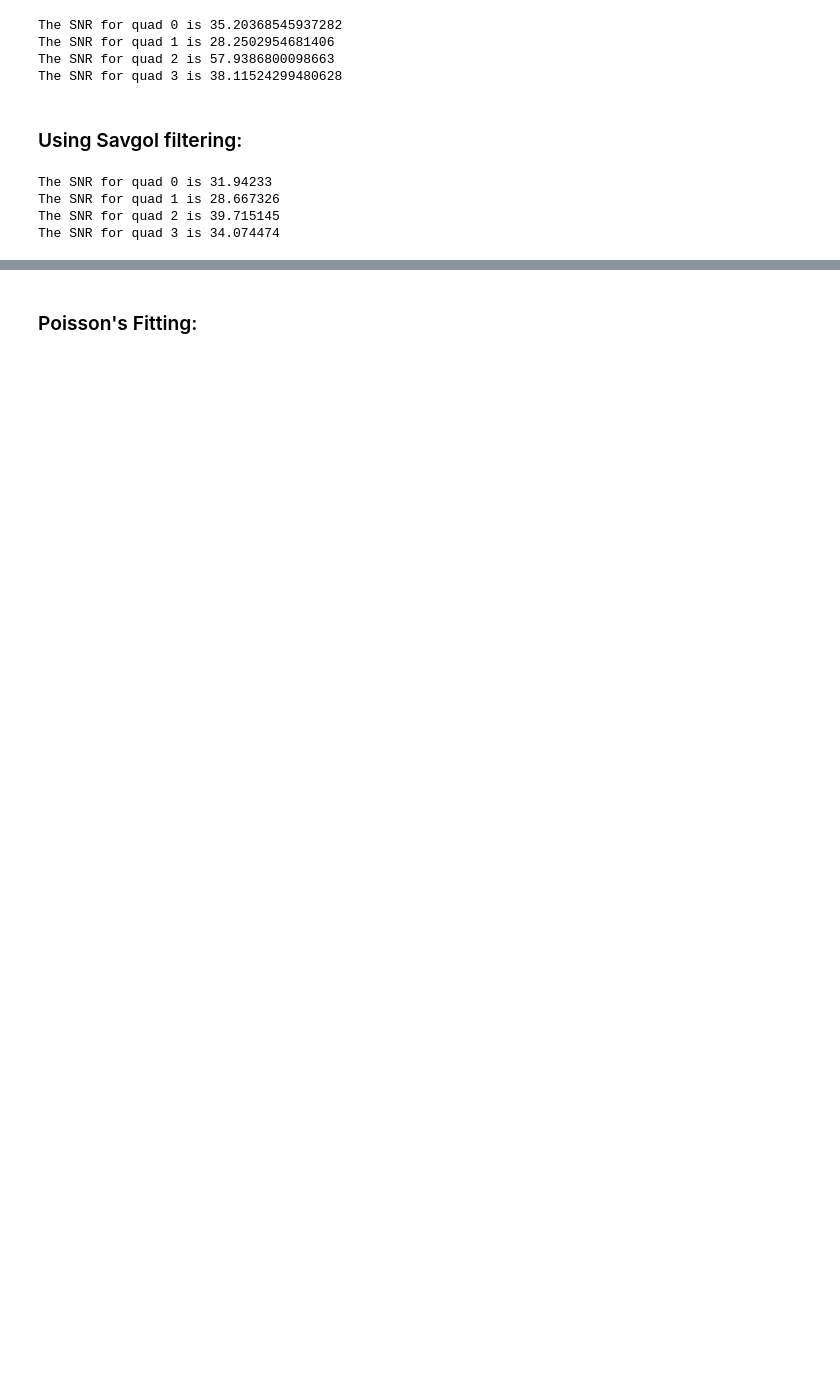
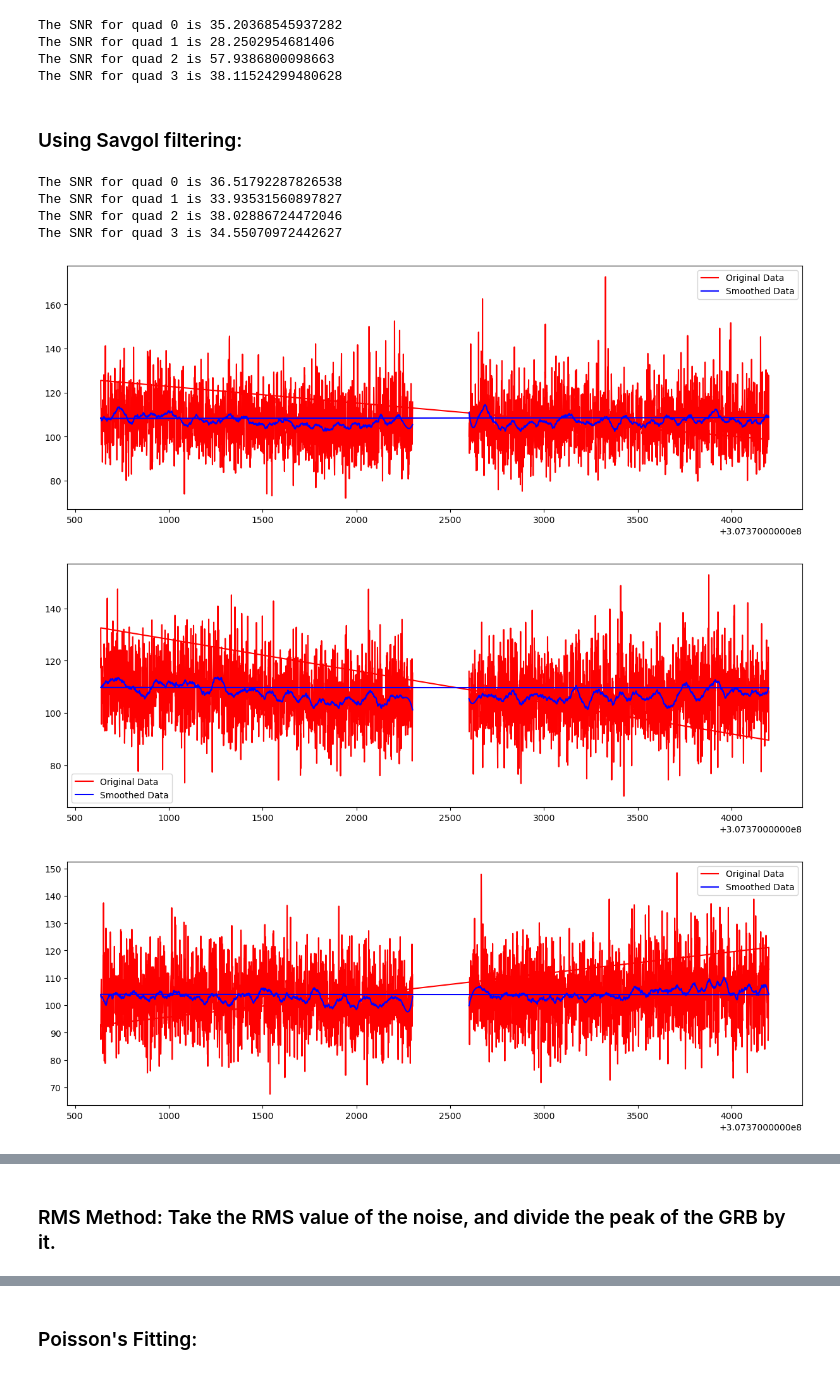
Before and after one commit to HeisenbergsCat03/ksp-grb, a Jupyter notebook: detrending_snr.ipynb, the cells around one changed output, grey strips where cells are left out. Saved outputs shown, nothing was run; the diff lists cells and outputs as text; code cells hidden in the pictures; blank space fills up the shorter version.

```diff
--- a/detrending_snr.ipynb
+++ b/detrending_snr.ipynb
@@ -213,25 +214,32 @@ The SNR for quad 3 is 38.11524299480628
 # %%
 from scipy.signal import savgol_filter
 count = 0
 for a in a_complete:
     x = a[1].data['TIME']
     y = a[1].data['RATE']
     indices_range1 = np.where((x  <= 2300 + c) &(x>=600 +c))
-    indices_range2 = np.where((x  >= 2500 + c)&(x<=4200 +c))
+    indices_range2 = np.where((x  >= 2600 + c)&(x<=4200 +c))
     add = np.concatenate([y[indices_range2],y[indices_range1]])
     range = np.concatenate([x[indices_range2],x[indices_range1]])
-    yhat = savgol_filter(add, 13, 3)
+    yhat = savgol_filter(add, 101, 3)
     noise = add-yhat
     signal_mean = np.mean(yhat)
     noise_std= np.std(yhat)
-    indices_range = np.where((x  >= 2300 + c) & (x  <= 2500 + c))
+    indices_range = np.where((x  >= 2300 + c) & (x  <= 2600 + c))
     y_range = y[indices_range]
     mean = np.mean(y_range)
     snr = (mean/noise_std)
+    plt.subplots(1, 1, figsize = (15,5))
+    plt.plot(range,sorted(add), label = 'Original Data',color = 'red')
+    plt.plot(range,yhat, label = 'Smoothed Data', color = 'blue')
+    plt.legend()
     print("The SNR for quad",count,"is",(snr))
     count+=1
 # %% [output]
-The SNR for quad 0 is 31.94233
-The SNR for quad 1 is 28.667326
-The SNR for quad 2 is 39.715145
-The SNR for quad 3 is 34.074474
+The SNR for quad 0 is 36.51792287826538
+The SNR for quad 1 is 33.93531560897827
+The SNR for quad 2 is 38.02886724472046
+The SNR for quad 3 is 34.55070972442627
+[figure, added]
+[figure, added]
+[figure, added]
@@ -237,0 +247,2 @@ The SNR for quad 3 is 34.074474
+# %% [markdown]
+### RMS Method: Take the RMS value of the noise, and divide the peak of the GRB by it.
```
Also changed, not shown: parts of 6 cells of this notebook, 1 other file.
